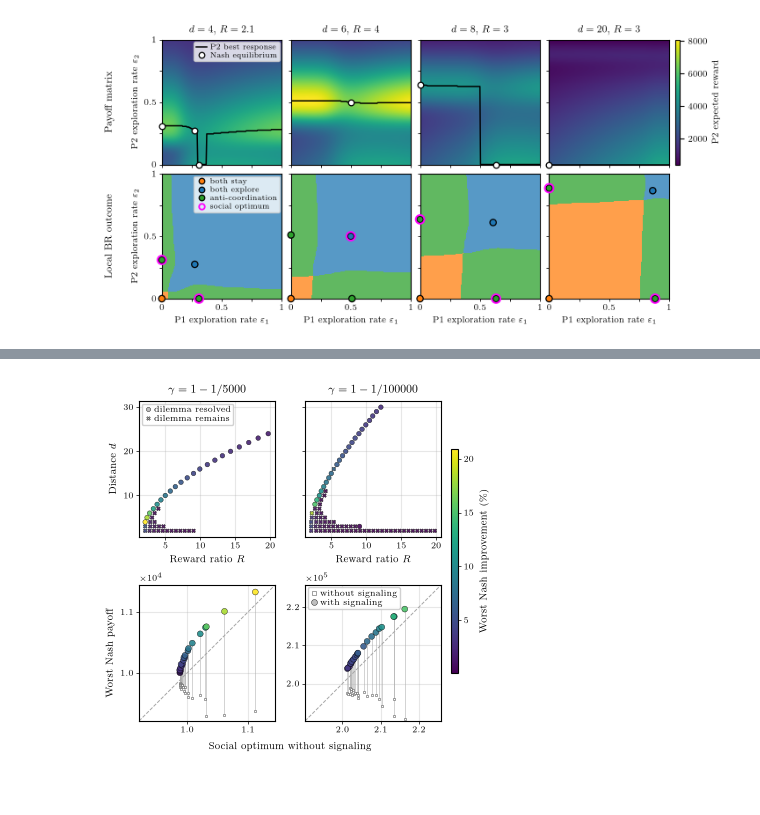
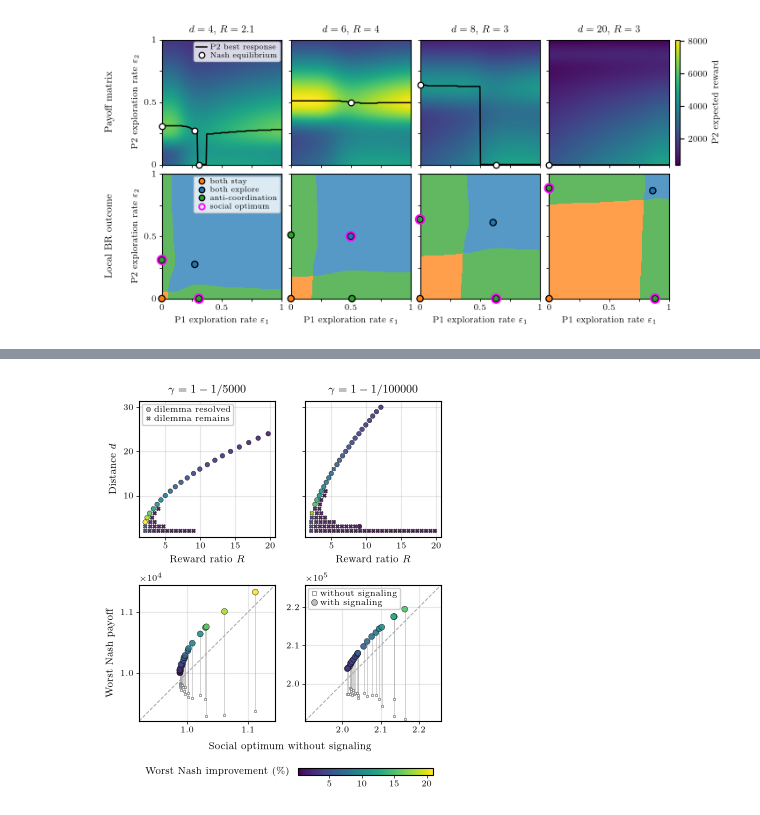
Before and after one commit to james-wolfe/competitive-exploration, a Jupyter notebook: notebooks/main_figs.ipynb, the cells around one changed output, grey strips where cells are left out. Saved outputs shown, nothing was run; the diff lists cells and outputs as text; code cells hidden in the pictures; blank space fills up the shorter version.

```diff
--- a/notebooks/main_figs.ipynb
+++ b/notebooks/main_figs.ipynb
@@ -647,6 +678,7 @@ from matplotlib.ticker import MultipleLocator
 
 from competitive_exploration.paths import DATA_DIR
 from competitive_exploration.plotting import (
+    PNAS_WIDTHS,
     TWO_GAMMA_PANEL_SIZE,
     place_panels,
     save_figure,
@@ -697,12 +729,11 @@ norm = plt.Normalize(np.nanmin(improvement[shown]), np.nanmax(improvement[shown]
 
 
 # Square panels the size of those in Figure 5, so that the diagonal of the bottom row
-# lies at 45 degrees, with the colorbar on the right. The figure is only as wide as its
-# contents (0.49 in for the colorbar, its ticks, and its label), so that LaTeX places it
-# at its natural size beside the caption.
+# lies at 45 degrees, one column wide, with the colorbar below.
 panel = TWO_GAMMA_PANEL_SIZE
-left, bottom, top, wspace, hspace = 0.36, 0.32, 0.2, 0.3, 0.48
-width = left + 2 * panel + wspace + 0.49
+colorbar_space = 0.36
+left, bottom, top, wspace, hspace = 0.36, 0.32 + colorbar_space, 0.2, 0.3, 0.48
+width = PNAS_WIDTHS["single"]
 height = bottom + 2 * panel + hspace + top
 fig, axes = plt.subplots(2, len(T_values), figsize=(width, height))
 place_panels(fig, axes, panel, left, bottom, wspace, hspace)
@@ -777,7 +808,7 @@ for t, T in enumerate(T_values):
 
 fig.text(
     (left + panel + wspace / 2) / width,
-    0.02 / height,
+    (colorbar_space + 0.02) / height,
     "Social optimum without signaling",
     ha="center",
     va="bottom",
@@ -803,41 +834,39 @@ def marker(label, shape, face="0.75", edge="black", width=0.3, size=3):
 LEGEND_STYLE = dict(
     loc="upper left",
     handlelength=1,
     handletextpad=0.2,
     borderpad=0.3,
     labelspacing=0.2,
     borderaxespad=0.3,
     framealpha=0.9,
 )
 axes[0, 0].legend(
     handles=[marker("dilemma resolved", "o"), marker("dilemma remains", "X", size=2.6)],
     **LEGEND_STYLE,
 )
 # In the last panel, whose upper left is empty; elsewhere it would cover data.
 axes[1, -1].legend(
     handles=[
         marker("without signaling", "s", face="white", edge="0.35", width=0.4, size=2.5),
         marker("with signaling", "o", size=4.2),
     ],
     **LEGEND_STYLE,
 )
 
-# Centered on the two rows, over most of their height.
-bar_height = 0.7 * (2 * panel + hspace)
+# Below the panels, its label on the same line to its left.
+label_width, bar_width = 1.5, 1.35
+x0 = left + (2 * panel + wspace - label_width - bar_width) / 2
 colorbar = fig.colorbar(
     plt.cm.ScalarMappable(norm, "viridis"),
     cax=fig.add_axes(
-        [
-            (left + 2 * panel + wspace + 0.1) / width,
-            (bottom + (2 * panel + hspace - bar_height) / 2) / height,
-            0.07 / width,
-            bar_height / height,
-        ]
+        [(x0 + label_width) / width, 0.14 / height, bar_width / width, 0.07 / height]
     ),
+    orientation="horizontal",
     ticks=[5, 10, 15, 20],
 )
-colorbar.set_label("Worst Nash improvement (\\%)", labelpad=4)
+fig.text((x0 + label_width - 0.08) / width, 0.175 / height, "Worst Nash improvement (\\%)",
+         ha="right", va="center")
 
-save_figure(fig, "signaling_dilemma_summary_sampled_refined_two_gamma_wide.pdf")
+save_figure(fig, "signaling_dilemma_summary_sampled_refined_one_column.pdf")
 # %% [output]
-[figure, old version]
+[figure, new version]
```
Also changed, not shown: parts of 5 cells of this notebook, 6 other files.
